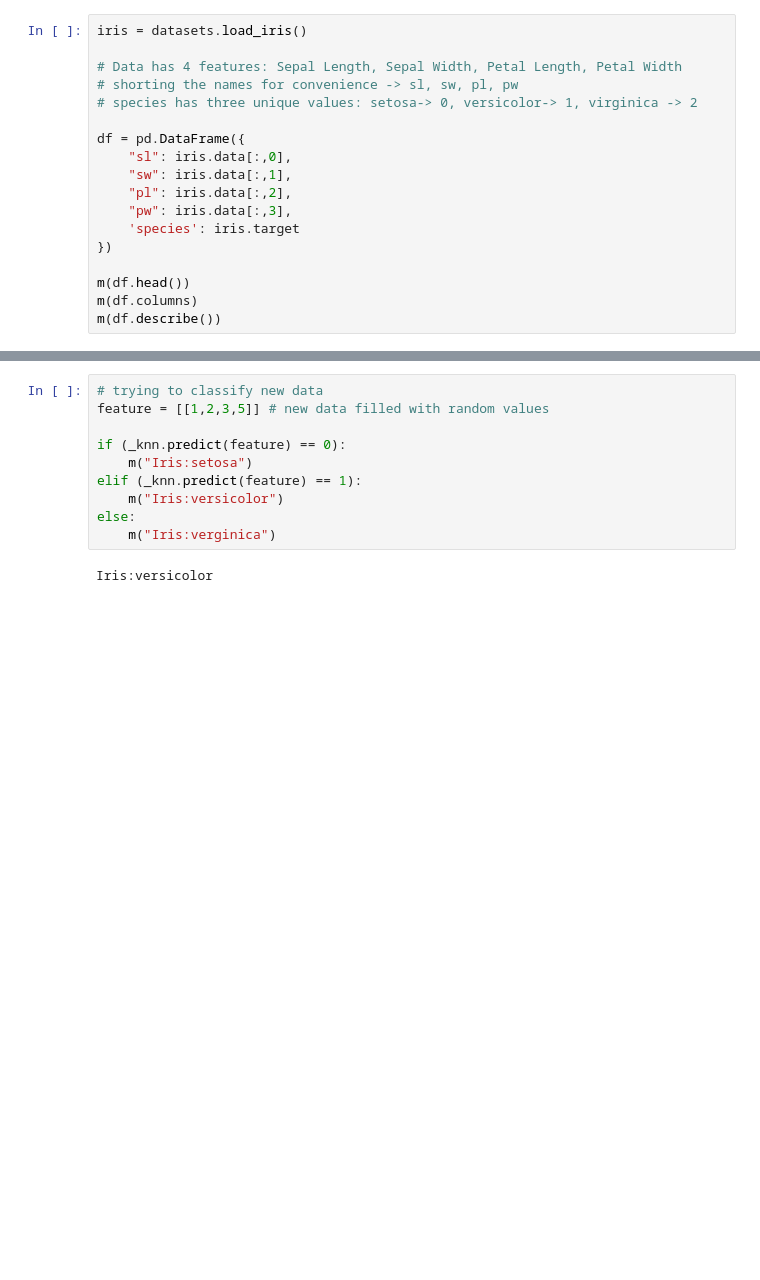
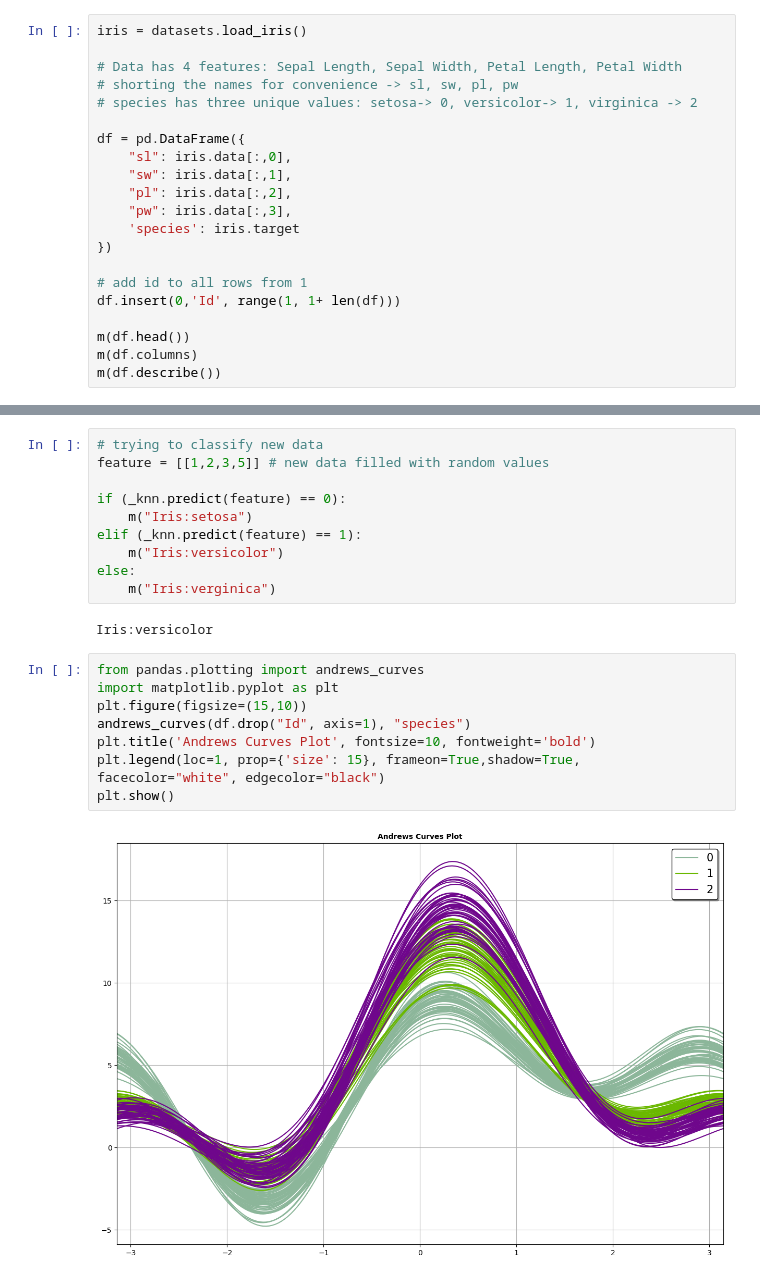
Before and after one commit to SaicharanKandukuri/Unfied-SEM5-Archive, a Jupyter notebook: dvda/knn.ipynb, the cells around one changed output, grey strips where cells are left out. Saved outputs shown, nothing was run; the diff lists cells and outputs as text; blank space fills up the shorter version.

```diff
--- a/dvda/knn.ipynb
+++ b/dvda/knn.ipynb
@@ -28,6 +28,9 @@ df = pd.DataFrame({
     'species': iris.target
 })
 
+# add id to all rows from 1
+df.insert(0,'Id', range(1, 1+ len(df)))
+
 m(df.head())
 m(df.columns)
 m(df.describe())
@@ -83,3 +86,13 @@ else:
     m("Iris:verginica")
 # %% [output]
 Iris:versicolor
+# %%
+from pandas.plotting import andrews_curves
+import matplotlib.pyplot as plt
+plt.figure(figsize=(15,10))
+andrews_curves(df.drop("Id", axis=1), "species")
+plt.title('Andrews Curves Plot', fontsize=10, fontweight='bold')
+plt.legend(loc=1, prop={'size': 15}, frameon=True,shadow=True, facecolor="white", edgecolor="black")
+plt.show()
+# %% [output]
+[figure, added]
```
Also changed, not shown: parts of 5 cells of this notebook.
